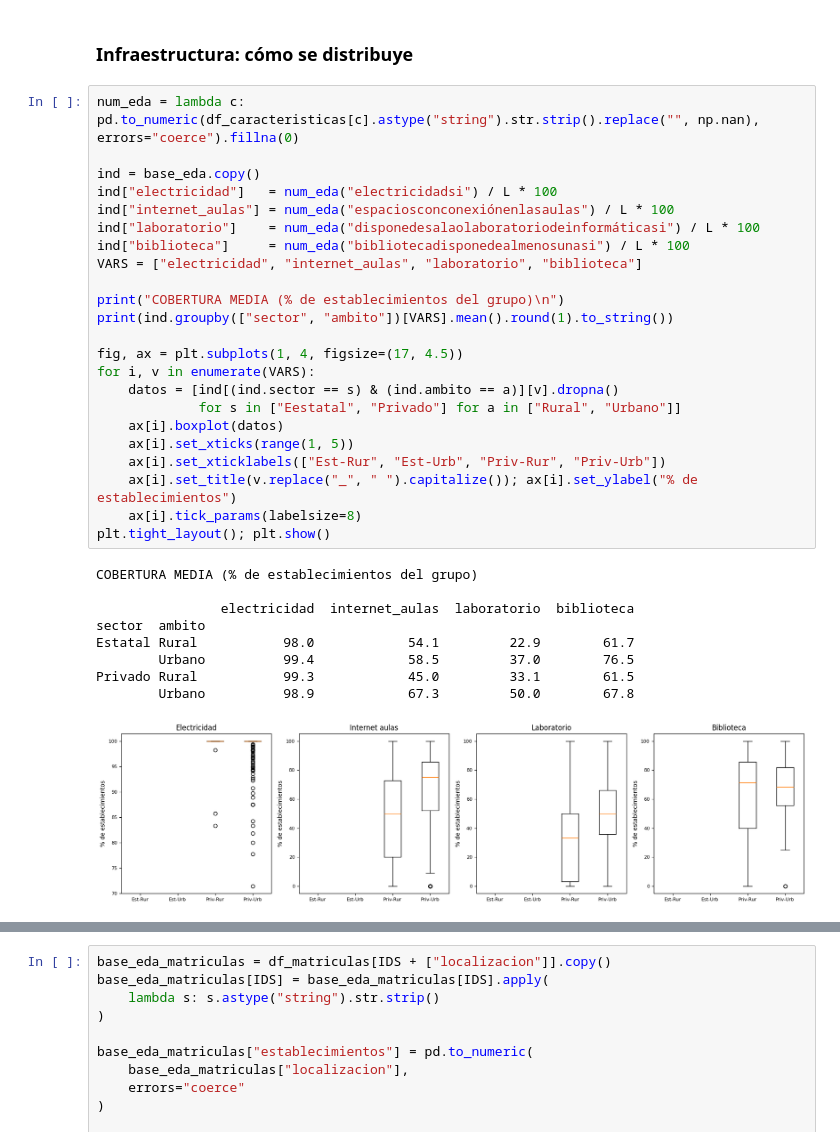
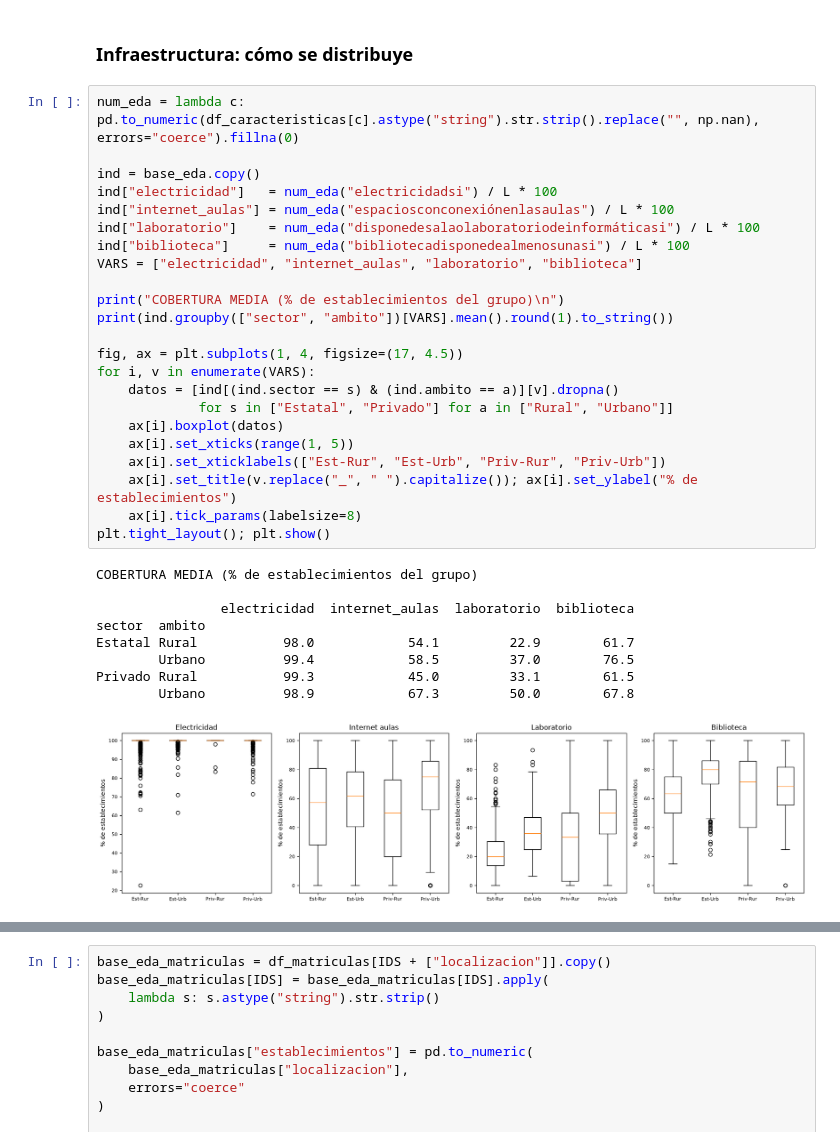
Before and after one commit to juanjosemfranchi-netizen/educacion_escolaridad, a Jupyter notebook: TRABAJO_APREN_AUTOMATICO_completo.ipynb, the cells around one changed output, grey strips where cells are left out. Drawn from its saved outputs; the diff is of its cells as text.

```diff
--- a/TRABAJO_APREN_AUTOMATICO_completo.ipynb
+++ b/TRABAJO_APREN_AUTOMATICO_completo.ipynb
@@ -635,32 +612,32 @@ subvenciónestataljardíndeinfantessi                      76.4
 num_eda = lambda c: pd.to_numeric(df_caracteristicas[c].astype("string").str.strip().replace("", np.nan), errors="coerce").fillna(0)
 
 ind = base_eda.copy()
 ind["electricidad"]   = num_eda("electricidadsi") / L * 100
 ind["internet_aulas"] = num_eda("espaciosconconexiónenlasaulas") / L * 100
 ind["laboratorio"]    = num_eda("disponedesalaolaboratoriodeinformáticasi") / L * 100
 ind["biblioteca"]     = num_eda("bibliotecadisponedealmenosunasi") / L * 100
 VARS = ["electricidad", "internet_aulas", "laboratorio", "biblioteca"]
 
 print("COBERTURA MEDIA (% de establecimientos del grupo)\n")
 print(ind.groupby(["sector", "ambito"])[VARS].mean().round(1).to_string())
 
 fig, ax = plt.subplots(1, 4, figsize=(17, 4.5))
 for i, v in enumerate(VARS):
     datos = [ind[(ind.sector == s) & (ind.ambito == a)][v].dropna()
-             for s in ["Eestatal", "Privado"] for a in ["Rural", "Urbano"]]
+             for s in ["Estatal", "Privado"] for a in ["Rural", "Urbano"]]
     ax[i].boxplot(datos)
     ax[i].set_xticks(range(1, 5))
     ax[i].set_xticklabels(["Est-Rur", "Est-Urb", "Priv-Rur", "Priv-Urb"])
     ax[i].set_title(v.replace("_", " ").capitalize()); ax[i].set_ylabel("% de establecimientos")
     ax[i].tick_params(labelsize=8)
 plt.tight_layout(); plt.show()
 # %% [output]
 COBERTURA MEDIA (% de establecimientos del grupo)
 
                 electricidad  internet_aulas  laboratorio  biblioteca
 sector  ambito
 Estatal Rural           98.0            54.1         22.9        61.7
         Urbano          99.4            58.5         37.0        76.5
 Privado Rural           99.3            45.0         33.1        61.5
         Urbano          98.9            67.3         50.0        67.8
-[figure, old version]
+[figure, new version]
```
Also changed, not shown: parts of 90 cells of this notebook, 3 other files.
